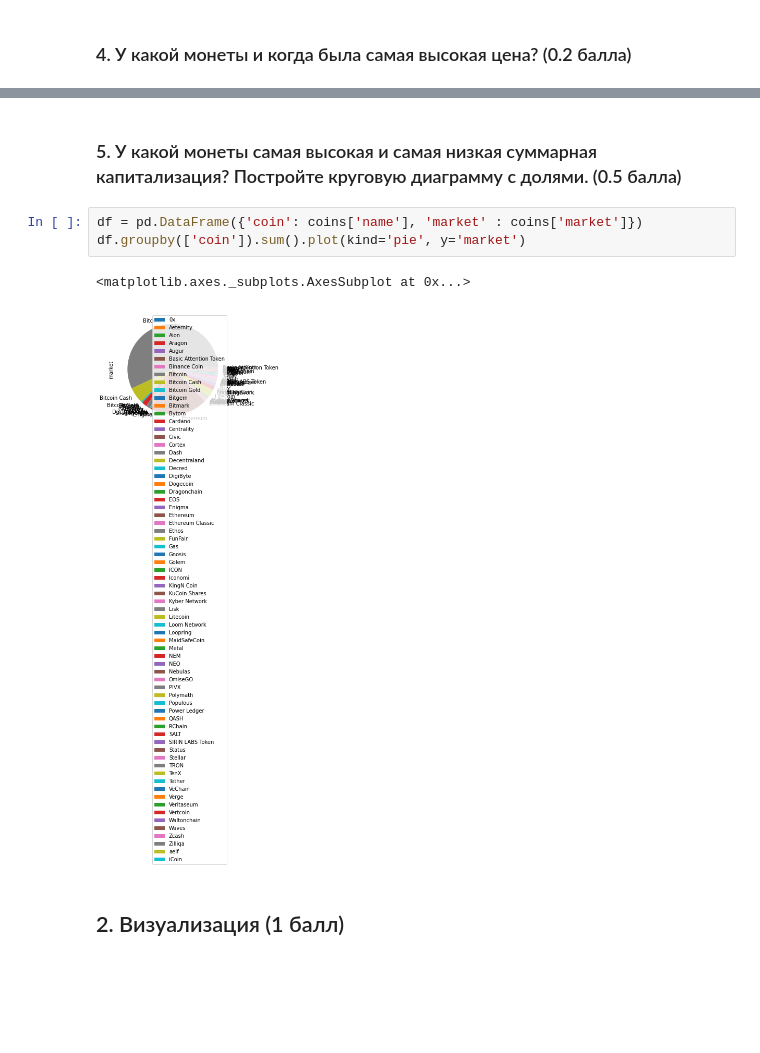
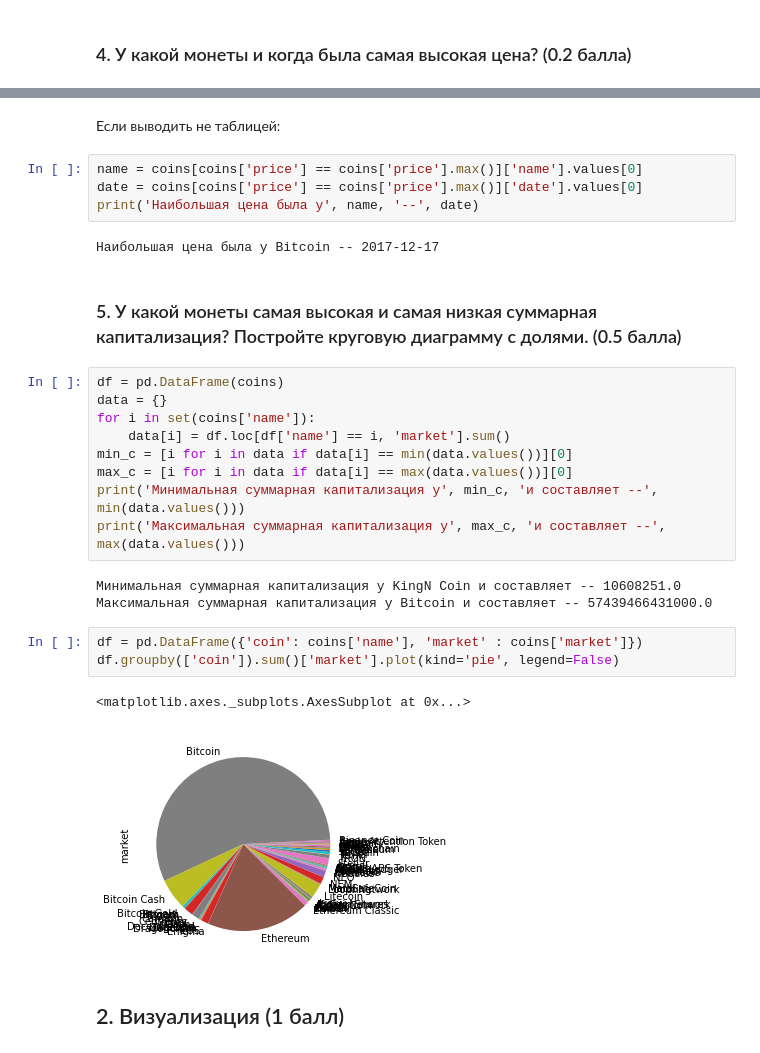
Before and after one commit to NikolayPolonchuk/laba_python, a Jupyter notebook: Копия_блокнота_"lab_work_ipynb".ipynb, the cells around one changed output, grey strips where cells are left out. Drawn from its saved outputs; the diff is of its cells as text; blank space fills up the shorter version.

```diff
--- a/Копия_блокнота_"lab_work_ipynb".ipynb
+++ b/Копия_блокнота_"lab_work_ipynb".ipynb
@@ -117,14 +109,34 @@ coins[coins['high'] == max_price]
 # %% [output]
 |  | date | price | txCount | txVolume | activeAddresses | symbol | name | open | high | low | ... |
 | 25971 | 2017-12-17 | 19475.8 | 391725.0 | 3.746920e+10 | 1176110.0 | BTC | Bitcoin | 19475.8 | 20089.0 | 18974.1 | ... |
+# %% [markdown]
+Если выводить не таблицей:
+# %%
+name = coins[coins['price'] == coins['price'].max()]['name'].values[0]
+date = coins[coins['price'] == coins['price'].max()]['date'].values[0]
+print('Наибольшая цена была у', name, '--', date)
+# %% [output]
+Наибольшая цена была у Bitcoin -- 2017-12-17
 # %% [markdown]
 ### 5. У какой монеты самая высокая и самая низкая суммарная капитализация? Постройте круговую диаграмму с долями. (0.5 балла)
+# %%
+df = pd.DataFrame(coins)
+data = {}
+for i in set(coins['name']):
+    data[i] = df.loc[df['name'] == i, 'market'].sum()
+min_c = [i for i in data if data[i] == min(data.values())][0]
+max_c = [i for i in data if data[i] == max(data.values())][0]
+print('Минимальная суммарная капитализация у', min_c, 'и составляет --', min(data.values()))
+print('Максимальная суммарная капитализация у', max_c, 'и составляет --', max(data.values()))
+# %% [output]
+Минимальная суммарная капитализация у KingN Coin и составляет -- 10608251.0
+Максимальная суммарная капитализация у Bitcoin и составляет -- 57439466431000.0
 # %%
 df = pd.DataFrame({'coin': coins['name'], 'market' : coins['market']})
-df.groupby(['coin']).sum().plot(kind='pie', y='market')
+df.groupby(['coin']).sum()['market'].plot(kind='pie', legend=False)
 # %% [output]
 <matplotlib.axes._subplots.AxesSubplot at 0x...>
-[figure, old version]
+[figure, new version]
 # %% [markdown]
 ## 2. Визуализация (1 балл)
 # %% [markdown]
```
Also changed, not shown: parts of 5 cells of this notebook.
